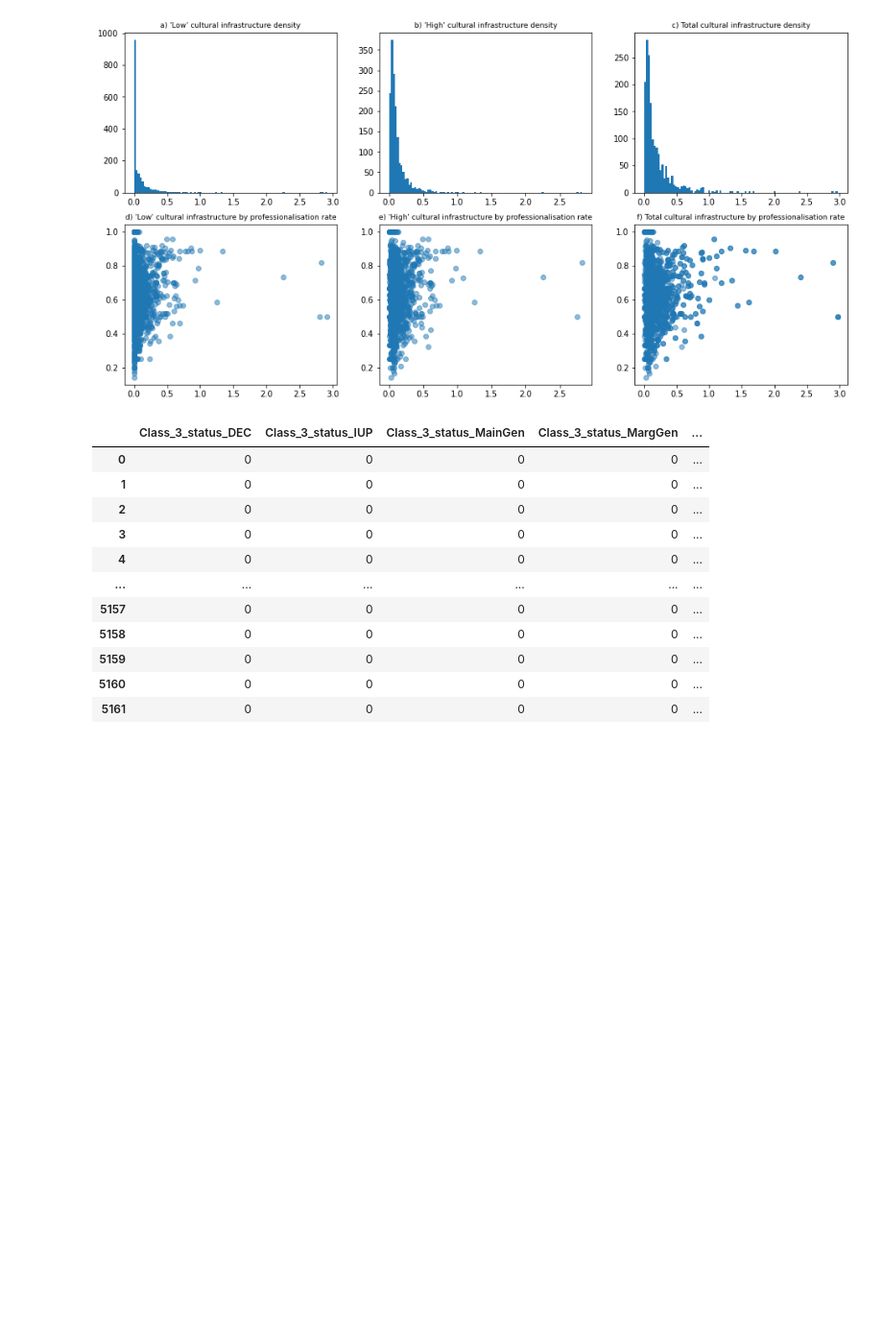
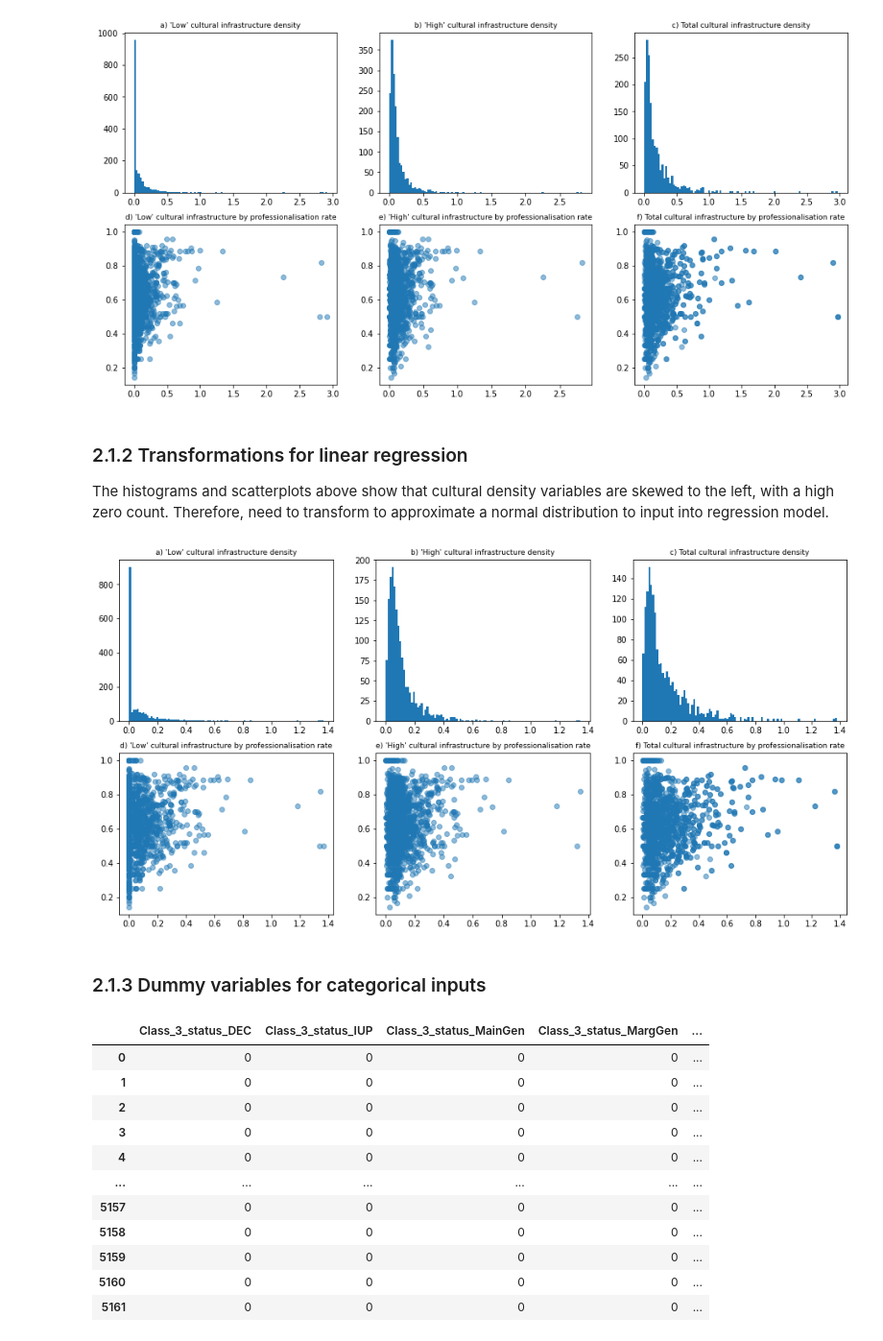
Before and after one commit to ZacharyP-E/are-you-gitting-me, a Jupyter notebook: 1.0 Data Wrangling.ipynb, the cells around one changed output. Shown at 96% size. Saved outputs shown, nothing was run; the diff lists cells and outputs as text; code cells hidden in the pictures; blank space fills up the shorter version.

Commit message:
test log transformation for cultural density vars

```diff
--- a/1.0 Data Wrangling.ipynb
+++ b/1.0 Data Wrangling.ipynb
@@ -641,6 +611,48 @@ axs[1,2].set_title("f) Total cultural infrastructure by professionalisation rate
 plt.show()
 # %% [output]
 [figure]
+# %% [markdown]
+### 2.1.2 Transformations for linear regression
+
+The histograms and scatterplots above show that cultural density variables are skewed to the left, with a high zero count. Therefore, need to transform to approximate a normal distribution to input into regression model.
+# %%
+#Log transformation of cultural density vars
+lsoa_strat_gent["clt_high_log"] = np.log(lsoa_strat_gent.clt_high_density + 1)
+lsoa_strat_gent["clt_low_log"] = np.log(lsoa_strat_gent.clt_low_density + 1)
+lsoa_strat_gent["clt_total_log"] = np.log(lsoa_strat_gent.clt_total_density + 1)
+# %%
+# Distribution plots for cultural infrastructure density measures
+fig, axs = plt.subplots(2, 3, figsize=(16,8))
+
+#Could probably do this in a loop somehow...
+axs[0,0].hist(lsoa_strat_gent.clt_low_log,
+        bins = 100)
+axs[0,0].set_title("a) 'Low' cultural infrastructure density", fontsize=9)
+axs[0,1].hist(lsoa_strat_gent.clt_high_log,
+        bins = 100)
+axs[0,1].set_title("b) 'High' cultural infrastructure density", fontsize=9)
+axs[0,2].hist(lsoa_strat_gent.clt_total_log,
+        bins = 100)
+axs[0,2].set_title("c) Total cultural infrastructure density", fontsize=9)
+
+axs[1,0].scatter(x=lsoa_strat_gent['clt_low_log'],
+            y=lsoa_strat_gent['prop'],
+            alpha = 0.5)
+axs[1,0].set_title("d) 'Low' cultural infrastructure by professionalisation rate", fontsize=9)
+axs[1,1].scatter(x=lsoa_strat_gent['clt_high_log'],
+            y=lsoa_strat_gent['prop'],
+            alpha = 0.5)
+axs[1,1].set_title("e) 'High' cultural infrastructure by professionalisation rate", fontsize=9)
+axs[1,2].scatter(x=lsoa_strat_gent['clt_total_log'],
+            y=lsoa_strat_gent['prop'],
+            alpha = 0.5)
+axs[1,2].set_title("f) Total cultural infrastructure by professionalisation rate", fontsize=9)
+
+plt.show()
+# %% [output]
+[figure, added]
+# %% [markdown]
+### 2.1.3 Dummy variables for categorical inputs
 # %%
 # Turn gentrification category into dummy vars
 # First, create subset df with just gent category column
```
Also changed, not shown: parts of 4 cells of this notebook, 1 other file.
